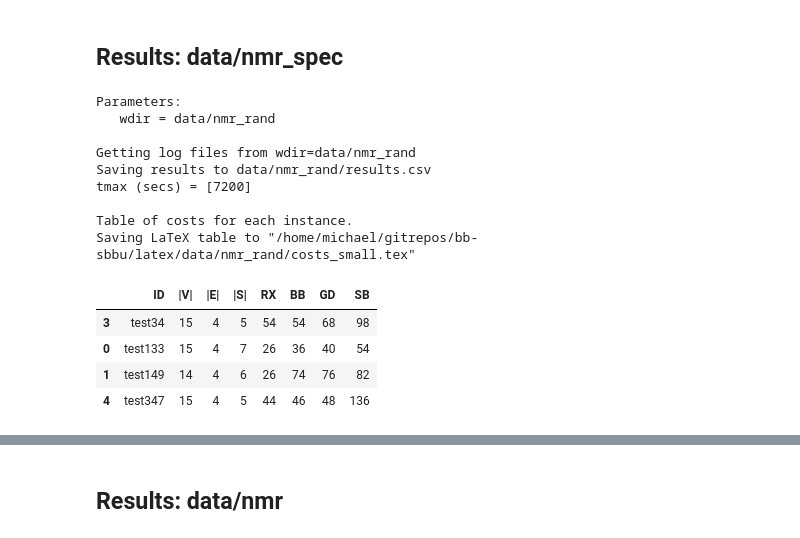
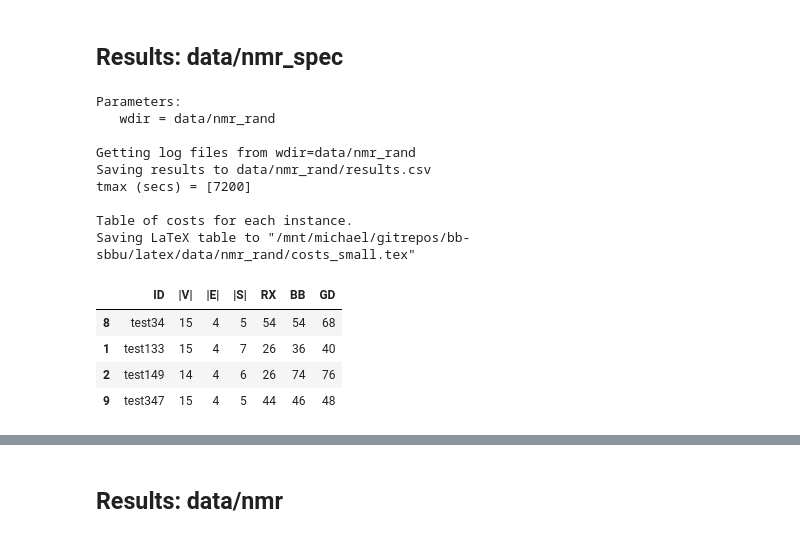
Before and after one commit to michaelsouza/bb-sbbu, a Jupyter notebook: report.ipynb, the cells around one changed output, grey strips where cells are left out. Drawn from its saved outputs; the diff is of its cells as text; code cells hidden in the pictures.

```diff
--- a/report.ipynb
+++ b/report.ipynb
@@ -204,55 +204,60 @@ dfA.sort_values(by=['ID'], inplace=True)
 dfA.drop(columns=['ID'], inplace=True)
 
 # remove BF column
-dfA.drop(columns=['BF'], inplace=True)
+if 'BF' in dfA.columns:
+    dfA.drop(columns=['BF'], inplace=True)
+
+# remove SB column
+if 'SB' in dfA.columns:
+    dfA.drop(columns=['SB'], inplace=True)
 
 # rename PDB as ID
 dfA.rename(columns={'PDB':'ID'}, inplace=True)
 
 # convert to columns to int
-cols = ['RX', 'BB', 'GD', 'SB']
+cols = ['RX', 'BB', 'GD']
 for col in cols:
     dfA[col] = dfA[col].astype(int)
 
 # ordering columns
-cols = ['ID', '|V|', '|E|', '|S|', 'RX', 'BB', 'GD', 'SB']
+cols = ['ID', '|V|', '|E|', '|S|', 'RX', 'BB', 'GD']
 dfA = dfA[cols]
 
 # convert to latex
 tex = dfA.to_latex(index=False,
                 column_format='lcccccccc',
                 header=dfA.columns, # list of column names
                 escape=False,
                 caption=caption,
                 label=f'tab:cost_small',
                 multicolumn=False,
                 multicolumn_format='c')
 wdir = os.path.join('latex',nmr_folder)
 if not os.path.exists(wdir):
     os.mkdir(wdir)
 fn = os.path.join(wdir,'costs_small.tex')
 fn = os.path.abspath(fn)
 print(f'Saving LaTeX table to "{fn}"')
 with open(fn, 'w') as fd:
     fd.write(tex)
 
 # display
 dfA
 # %% [output]
 Parameters:
    wdir = data/nmr_rand
 
 Getting log files from wdir=data/nmr_rand
 Saving results to data/nmr_rand/results.csv
 tmax (secs) = [7200]
 
 Table of costs for each instance.
-Saving LaTeX table to "/home/michael/gitrepos/bb-sbbu/latex/data/nmr_rand/costs_small.tex"
+Saving LaTeX table to "/mnt/michael/gitrepos/bb-sbbu/latex/data/nmr_rand/costs_small.tex"
-|  | ID | |V| | |E| | |S| | RX | BB | GD | SB |
-| 3 | test34 | 15 | 4 | 5 | 54 | 54 | 68 | 98 |
-| 0 | test133 | 15 | 4 | 7 | 26 | 36 | 40 | 54 |
-| 1 | test149 | 14 | 4 | 6 | 26 | 74 | 76 | 82 |
-| 4 | test347 | 15 | 4 | 5 | 44 | 46 | 48 | 136 |
+|  | ID | |V| | |E| | |S| | RX | BB | GD |
+| 8 | test34 | 15 | 4 | 5 | 54 | 54 | 68 |
+| 1 | test133 | 15 | 4 | 7 | 26 | 36 | 40 |
+| 2 | test149 | 14 | 4 | 6 | 26 | 74 | 76 |
+| 9 | test347 | 15 | 4 | 5 | 44 | 46 | 48 |
 # %%
 dfB = {'Instance ID':[],'Ordering Cost':[], 'Algorithms':[]}
 for _, row in dfA.iterrows():
```
Also changed, not shown: parts of 4 cells of this notebook, 3 other files.
